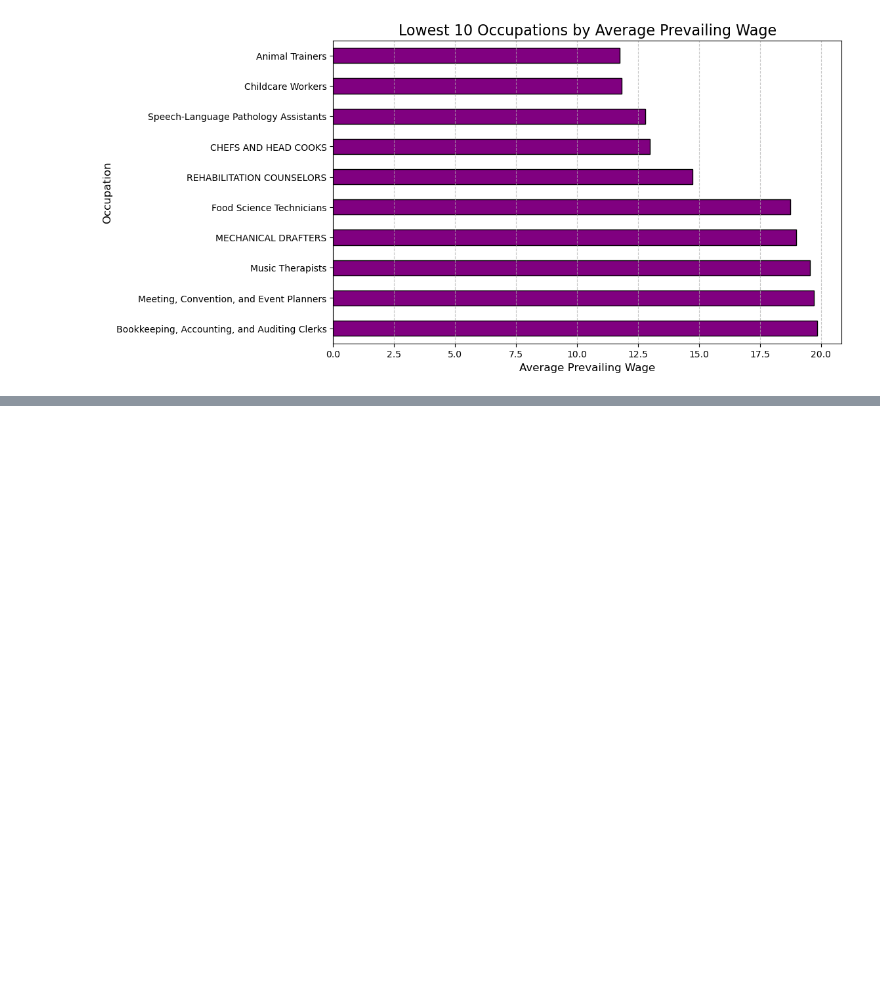
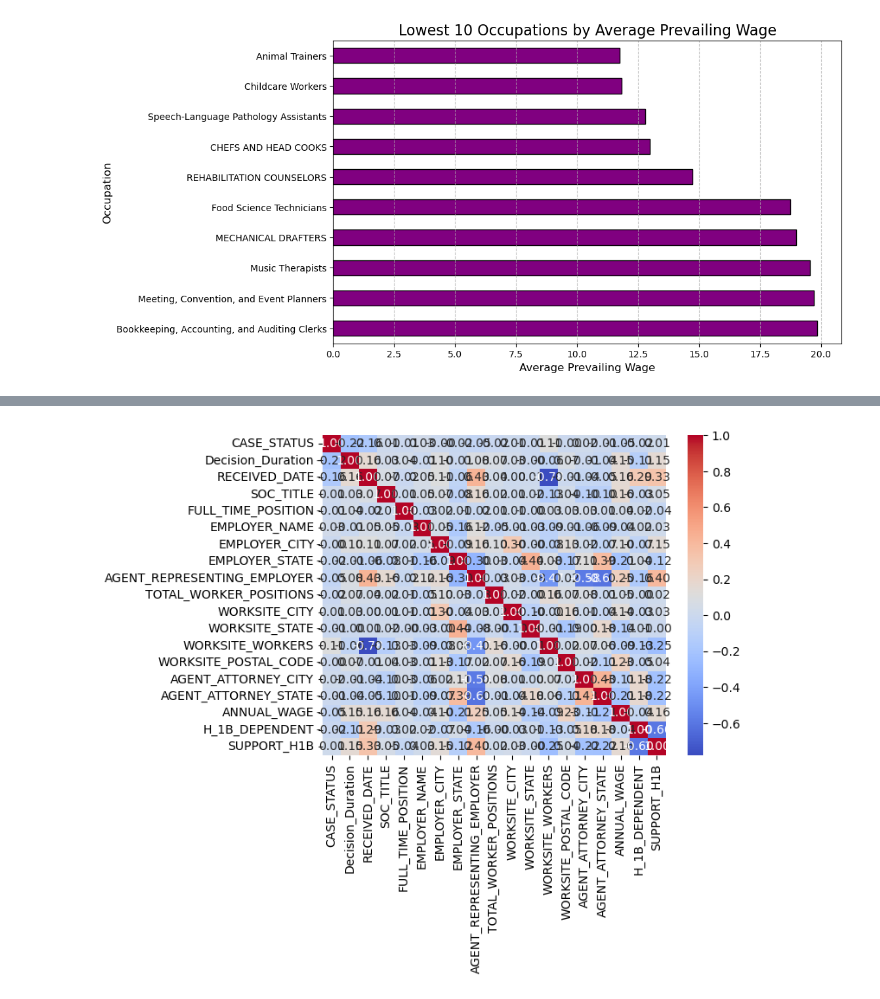
Before and after one commit to chm011/Capstone, a Jupyter notebook: 01_Data_Exploration.ipynb, the cells around one changed output, grey strips where cells are left out. Cells and saved outputs as stored; diff of their text form; code cells hidden in the pictures; blank space fills up the shorter version.

```diff
--- a/01_Data_Exploration.ipynb
+++ b/01_Data_Exploration.ipynb
@@ -232,4 +282,4 @@ Name: Decision_Duration, Length: 49563, dtype: timedelta64[ns]
 # %%
 #filtering current df
-
-df1 = df[[CASE_STATUS,]]
+df1 = df.copy()
+df1 = df1[['CASE_STATUS','Decision_Duration','RECEIVED_DATE','SOC_TITLE','FULL_TIME_POSITION','EMPLOYER_NAME','EMPLOYER_CITY','EMPLOYER_STATE','AGENT_REPRESENTING_EMPLOYER','TOTAL_WORKER_POSITIONS','WORKSITE_CITY','WORKSITE_STATE','WORKSITE_WORKERS','WORKSITE_POSTAL_CODE','AGENT_ATTORNEY_CITY','AGENT_ATTORNEY_STATE','ANNUAL_WAGE','H_1B_DEPENDENT','SUPPORT_H1B']]
@@ -237,0 +286,11 @@ NameError: name 'CASE_STATUS' is not defined
+# %%
+'''
+Preprocessing features
+#:'Decision_Duration','TOTAL_WORKER_POSITIONS','ANNUAL_WAGE'
+Categorical:'CASE_STATUS','RECEIVED_DATE','SOC_TITLE','FULL_TIME_POSITION','EMPLOYER_NAME','EMPLOYER_CITY','EMPLOYER_STATE','AGENT_REPRESENTING_EMPLOYER','WORKSITE_CITY','WORKSITE_STATE','WORKSITE_WORKERS','WORKSITE_POSTAL_CODE','AGENT_ATTORNEY_CITY','AGENT_ATTORNEY_STATE','H_1B_DEPENDENT','SUPPORT_H1B']
+'''
+
+cat_columns = ['CASE_STATUS','RECEIVED_DATE','SOC_TITLE','FULL_TIME_POSITION','EMPLOYER_NAME','EMPLOYER_CITY','EMPLOYER_STATE','AGENT_REPRESENTING_EMPLOYER','WORKSITE_CITY','WORKSITE_STATE','WORKSITE_WORKERS','WORKSITE_POSTAL_CODE','AGENT_ATTORNEY_CITY','AGENT_ATTORNEY_STATE','H_1B_DEPENDENT','SUPPORT_H1B']
+for col in cat_columns:
+    label_encoder = LabelEncoder()
+    df1[col] = label_encoder.fit_transform(df1[col])
@@ -237,0 +306,4 @@ NameError: name 'CASE_STATUS' is not defined
+# %%
+corr = df1.corr()
+corr_matrix = corr['Decision_Duration']
+print(corr_matrix)
@@ -237,0 +331,6 @@ NameError: name 'CASE_STATUS' is not defined
+# %%
+#plot
+sns.heatmap(corr, annot=True, fmt=".2f", cmap="coolwarm")
+plt.show()
+# %% [output]
+[figure, added]
```
Also changed, not shown: parts of 12 cells of this notebook.
